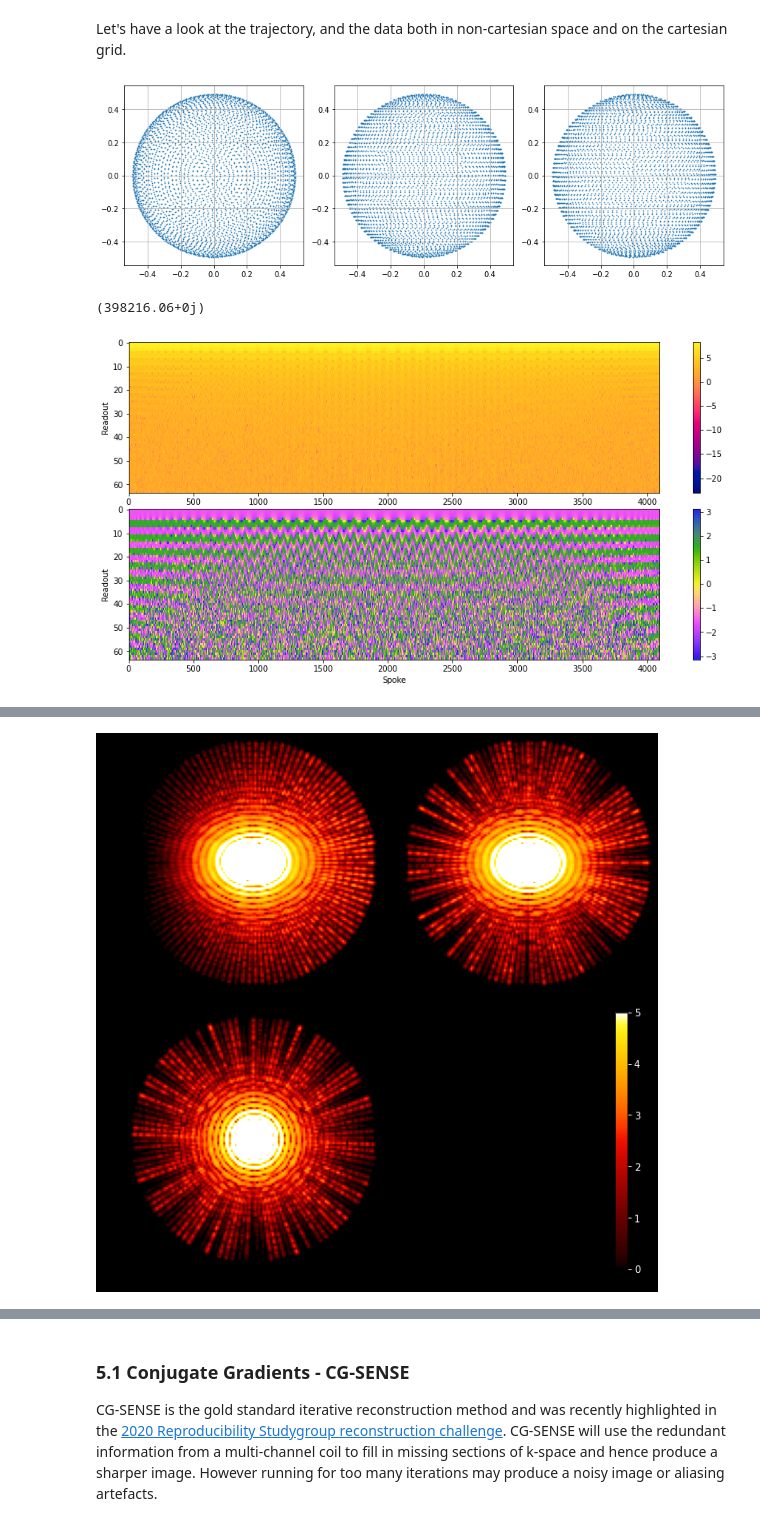
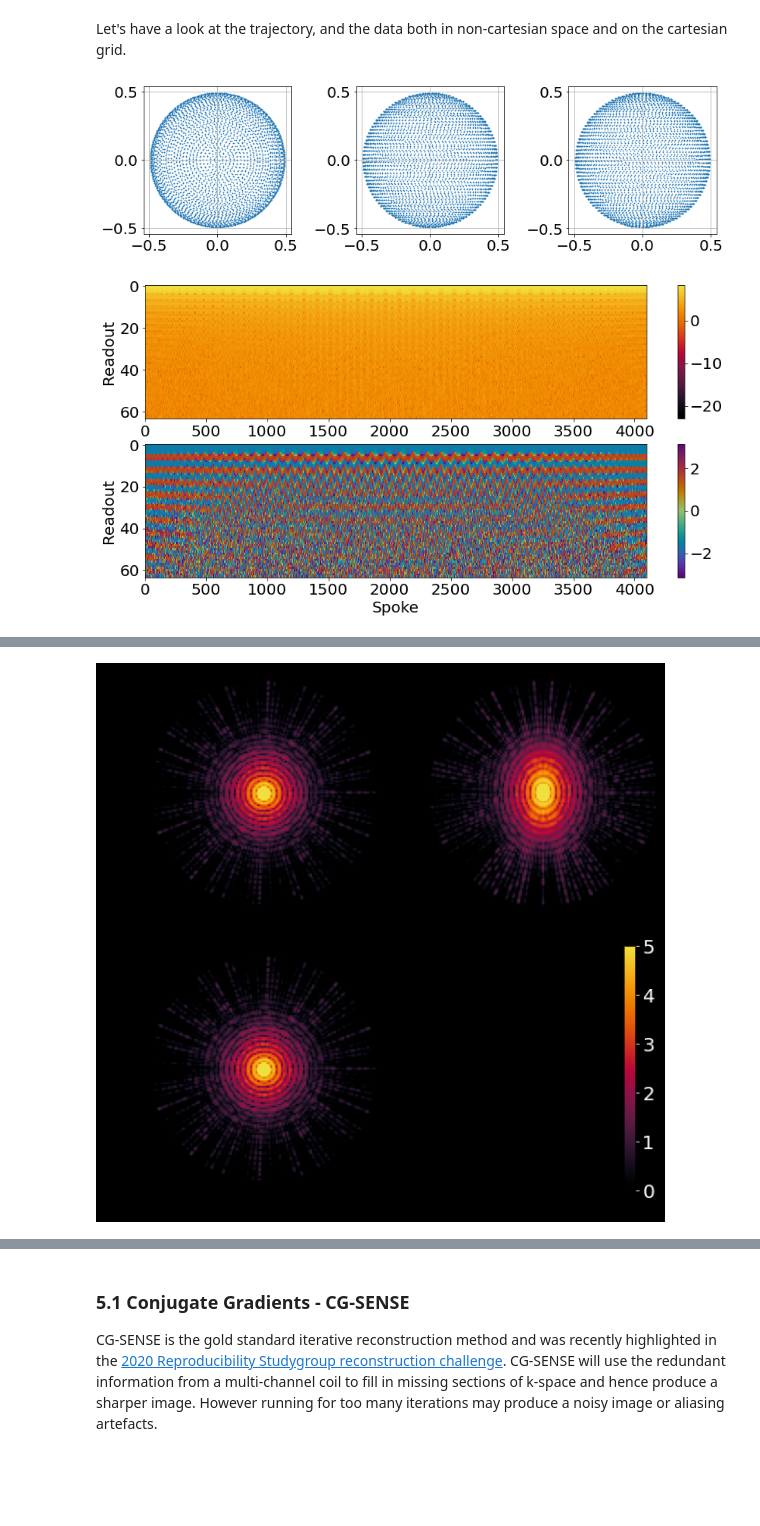
Before and after one commit to spinicist/old-riesling-examples, a Jupyter notebook: tutorial.ipynb, the cells around one changed output, grey strips where cells are left out. Drawn from its saved outputs; the diff is of its cells as text; code cells hidden in the pictures; blank space fills up the shorter version.

```diff
--- a/tutorial.ipynb
+++ b/tutorial.ipynb
@@ -160,9 +155,8 @@ Let's have a look at the trajectory, and the data both in non-cartesian space an
 # %%
 display(rl.plots.traj2d('tut.h5', sl_read=-1))
 display(rl.plots.kspace('tut.h5',sl_spoke=slice(0,4096),coil=0))
 !riesling grid tut.h5 --sdc=tut-sdc.h5 --kernel=KB3
-display(rl.images.grid('tut-grid.h5', dset='cartesian', clim=(0, 5), cmap='cet_fire', ic=0))
+display(rl.images.grid('tut-grid.h5', dset='cartesian', clim=(0, 5), ic=0))
 # %% [output]
-[figure, old version]
+[figure, new version]
-(398216.06+0j)
-[figure, old version]
+[figure, new version]
@@ -170,4 +163,4 @@ riesling(40080,0x12d9e2600) malloc: nano zone abandoned due to inability to prea
-[figure, old version]
+[figure, new version]
 # %% [markdown]
 <a id='sense_recon'></a>
 ## 3. SENSE Reconstruction
```
Also changed, not shown: parts of 15 cells of this notebook, 3 other files.
